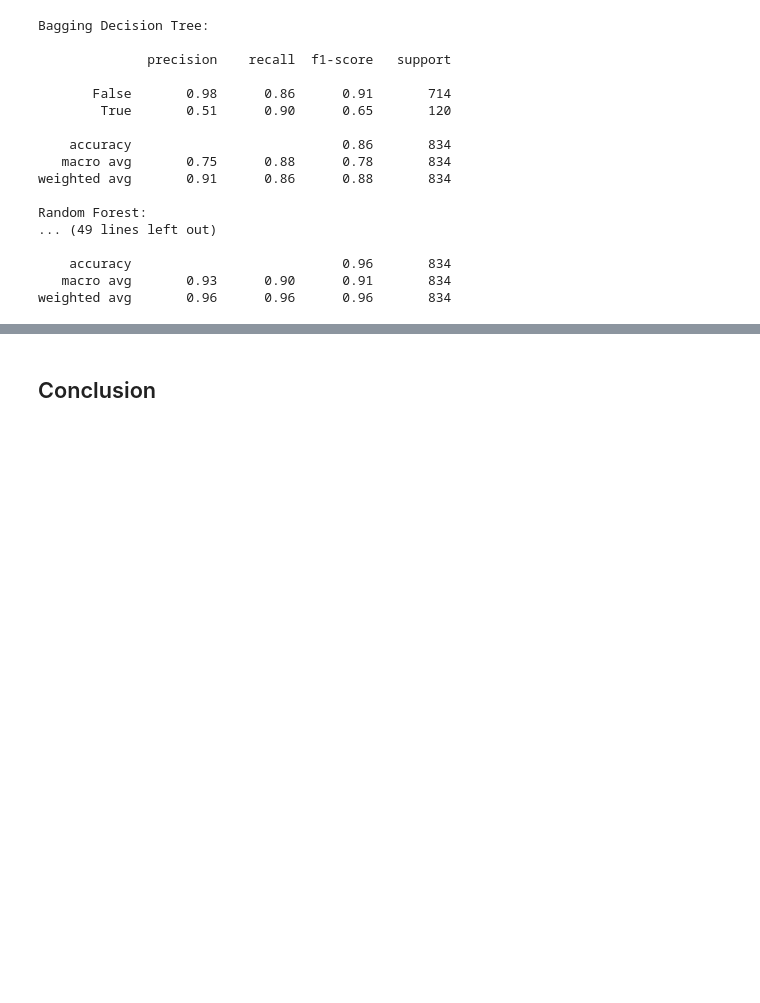
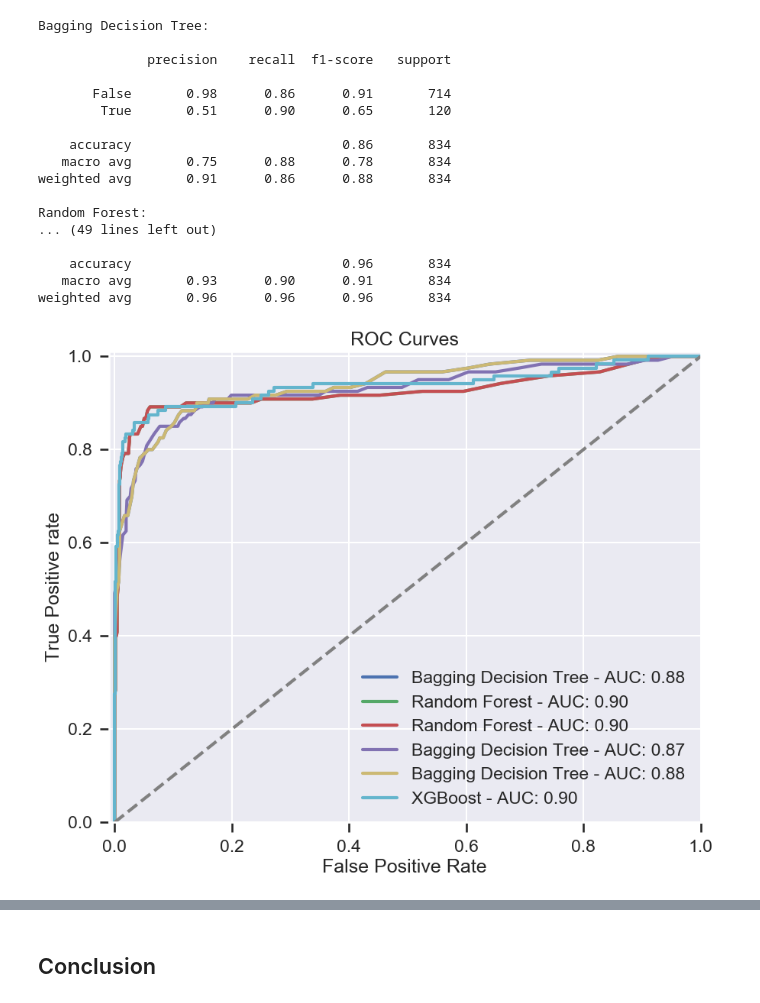
Before and after one commit to JessicaFB/Telecommunications-Churn-Prediction, a Jupyter notebook: churn_classifier.ipynb, the cells around one changed output, grey strips where cells are left out. Cells and saved outputs as stored; diff of their text form; code cells hidden in the pictures; blank space fills up the shorter version.

```diff
--- a/churn_classifier.ipynb
+++ b/churn_classifier.ipynb
@@ -1182,3 +1233,9 @@ Random Forest:
     accuracy                           0.96       834
    macro avg       0.93      0.90      0.91       834
 weighted avg       0.96      0.96      0.96       834
+# %%
+# Plot ROC curves
+
+plot_roc(clf_df_best)
+# %% [output]
+[figure, added]
```
Also changed, not shown: parts of 11 cells of this notebook.
